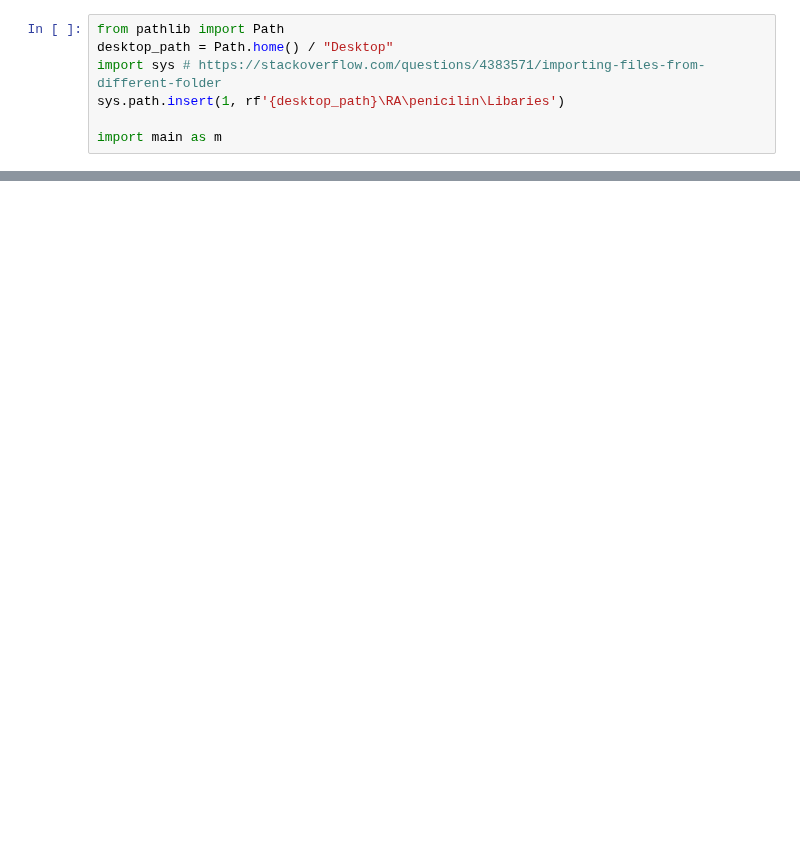
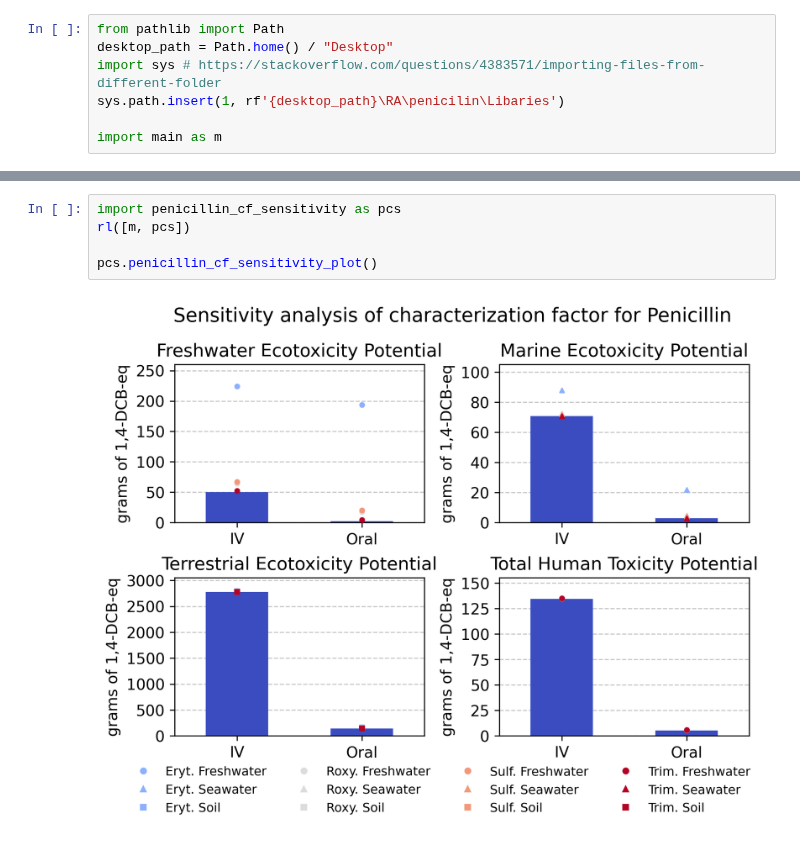
Before and after one commit to RuneWF/penicilin, a Jupyter notebook: Jupyter scripts/playbox.ipynb, the cells around one changed output, grey strips where cells are left out. Saved outputs shown, nothing was run; the diff lists cells and outputs as text; blank space fills up the shorter version.

```diff
--- a/Jupyter scripts/playbox.ipynb
+++ b/Jupyter scripts/playbox.ipynb
@@ -643,0 +306,7 @@ for p, df in enumerate(dct_sens_coutries.values()):
+# %%
+import penicillin_cf_sensitivity as pcs
+rl([m, pcs])
+
+pcs.penicillin_cf_sensitivity_plot()
+# %% [output]
+[figure, added]
```
Also changed, not shown: parts of 40 cells of this notebook, 28 other files.
